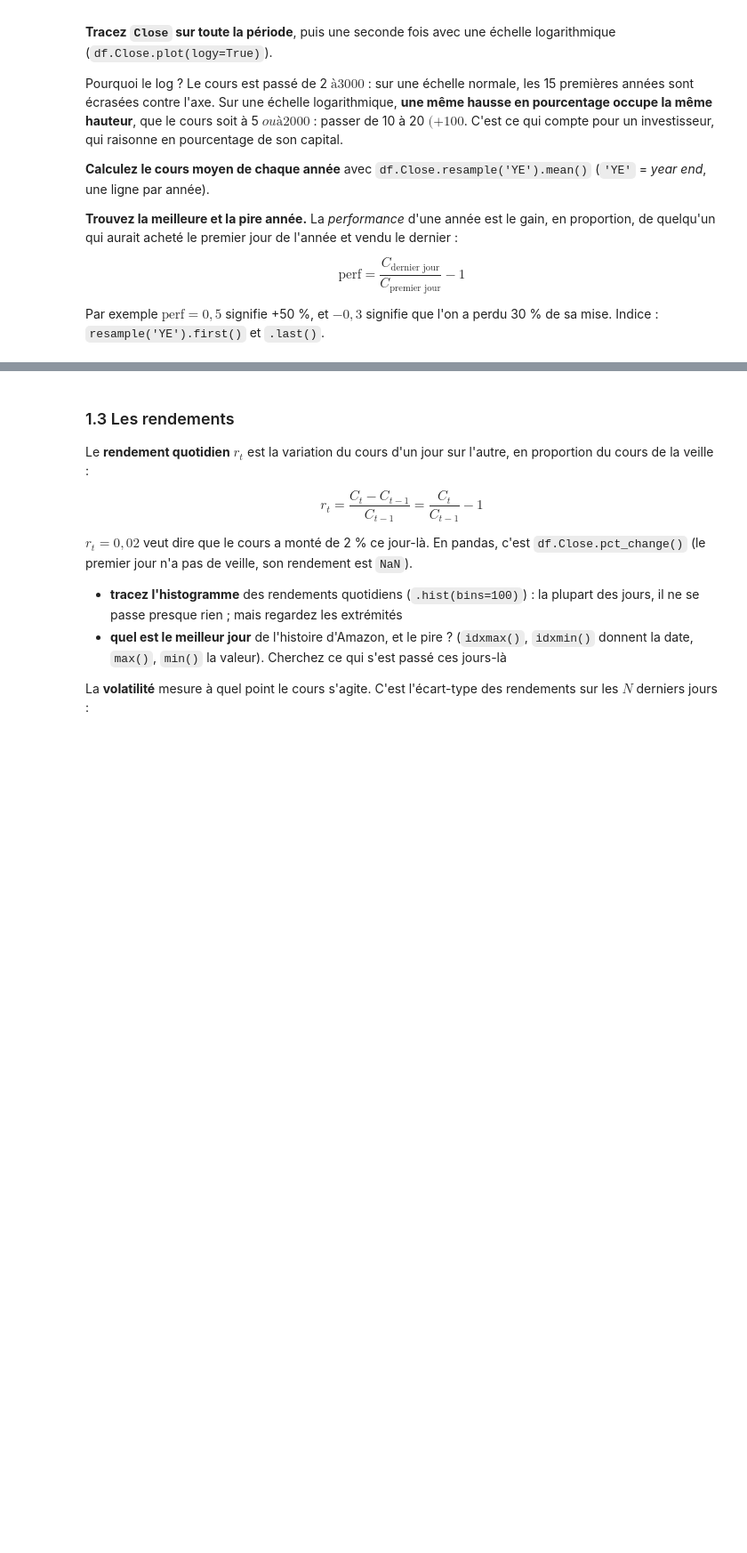
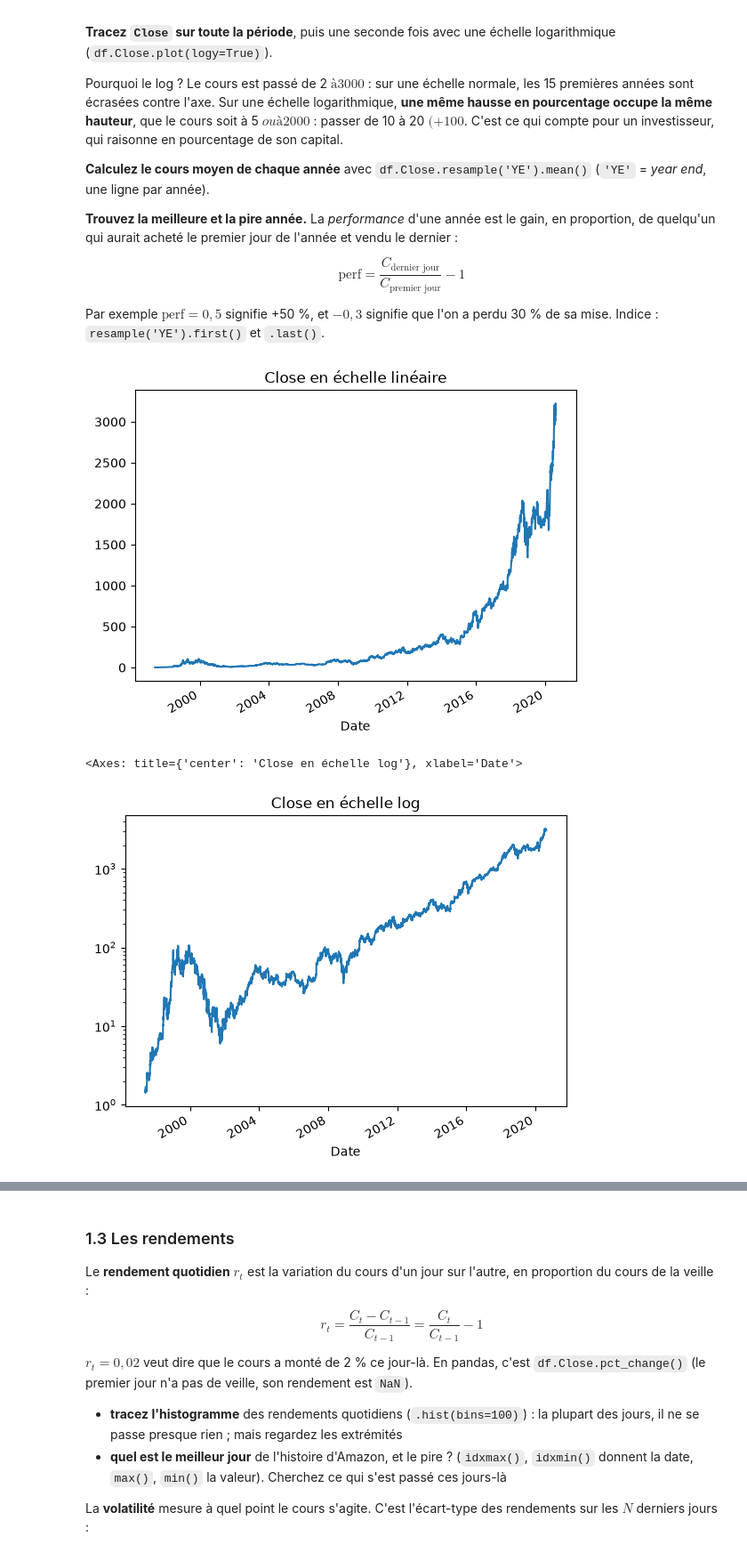
Before and after one commit to LolaFaus/projet-trading-pandas, a Jupyter notebook: groupe-8.ipynb, the cells around one changed output, grey strips where cells are left out. Shown at 89% size. Saved outputs shown, nothing was run; the diff lists cells and outputs as text; code cells hidden in the pictures; blank space fills up the shorter version.

Commit message:
truc close

```diff
--- a/groupe-8.ipynb
+++ b/groupe-8.ipynb
@@ -74,6 +74,7 @@ df=pd.read_csv("./data/Amazon.csv",skiprows=3, sep=',', index_col='Date')
 df=df.dropna() #on enlève les lignes contenant des NaT
 df=df.sort_values(['Date']) # on trie par date croissante
 df=df[["Close"]]
+df.index = pd.to_datetime(df.index)
 # %% [markdown]
 Vérifiez votre travail : les trois valeurs ci-dessous doivent être `datetime64[ns]`, `False`, `True`.
 # %%
@@ -103,6 +107,10 @@ Par exemple $\text{perf} = 0{,}5$ signifie +50 %, et $-0{,}3$ signifie que l'on
 Indice : `resample('YE').first()` et `.last()`.
 # %%
 # votre code
-df.Close.plot
-df.Close.plot(logy=True)
-df.Close.resample('YE').mean()
+df.Close.plot(title='Close en échelle linéaire')
+plt.show()
+df.Close.plot(logy=True, title='Close en échelle log')
+# %% [output]
+[figure, added]
+<Axes: title={'center': 'Close en échelle log'}, xlabel='Date'>
+[figure, added]
```
Also changed, not shown: parts of 4 cells of this notebook.
